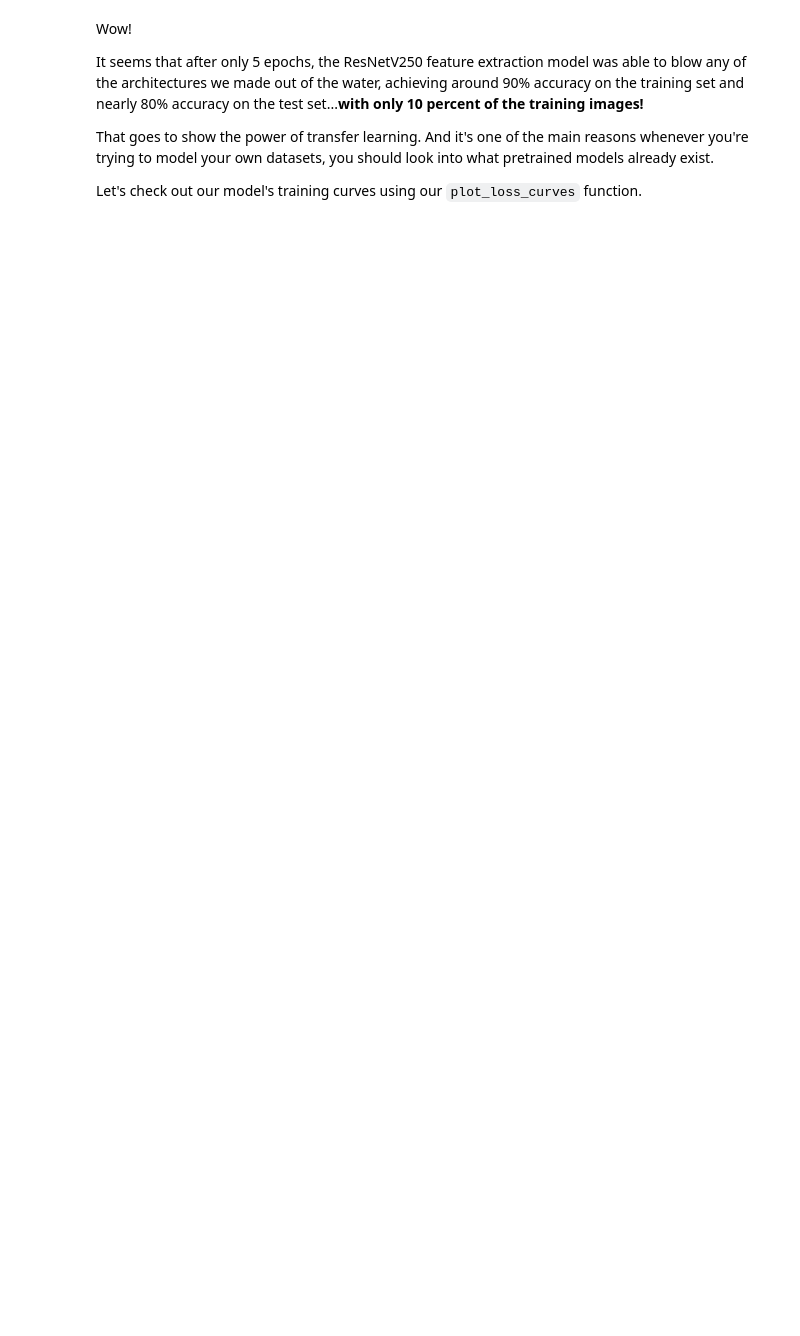
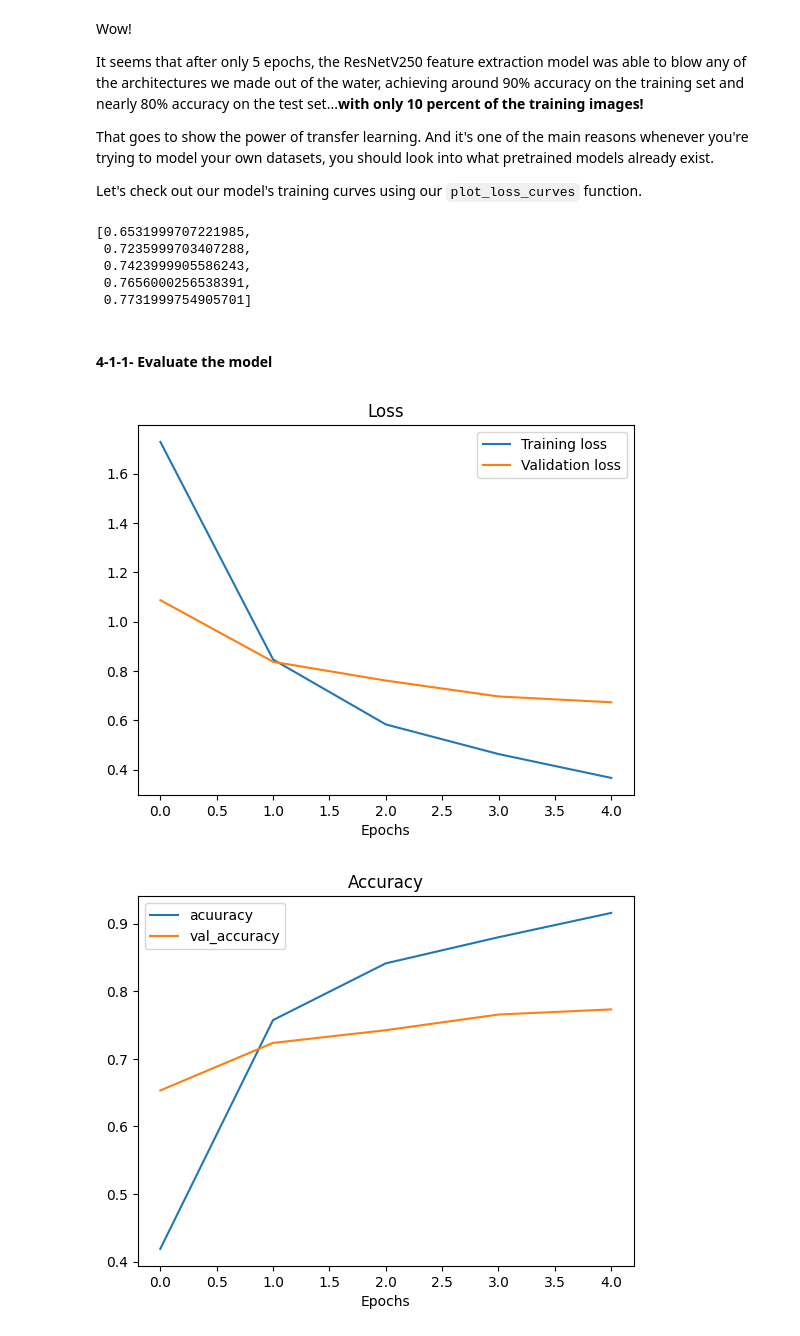
Before and after one commit to Hamedkalantari0111/TensorFlow-Developer, a Jupyter notebook: 04_transfer_learning_in_tensorflow_part_1_feature_extraction_hamed.ipynb, the cells around one changed output. Cells and saved outputs as stored; diff of their text form; code cells hidden in the pictures; blank space fills up the shorter version.

```diff
--- a/04_transfer_learning_in_tensorflow_part_1_feature_extraction_hamed.ipynb
+++ b/04_transfer_learning_in_tensorflow_part_1_feature_extraction_hamed.ipynb
@@ -390,0 +408,46 @@ Let's check out our model's training curves using our `plot_loss_curves` functio
+# %%
+resnet_history.history["val_accuracy"]
+# %% [output]
+[0.6531999707221985,
+ 0.7235999703407288,
+ 0.7423999905586243,
+ 0.7656000256538391,
+ 0.7731999754905701]
+# %% [markdown]
+#### **4-1-1- Evaluate the model**
+# %%
+# Define `plot-loss-curve` function
+import matplotlib.pyplot as plt
+# Let's create our function to plot loss curve
+def plot_loss_curve(history):
+  """
+  Returns seperate loss curves for training and validation metrics.
+  """
+  loss = history.history["loss"]
+  val_loss = history.history["val_loss"]
+
+  accuracy = history.history["accuracy"]
+  val_accuracy = history.history["val_accuracy"]
+
+  epochs = range(len(history.history["loss"]))
+
+  # Plot Loss curves
+  plt.plot(epochs, loss, label="Training loss")
+  plt.plot(epochs, val_loss, label="Validation loss")
+  plt.title("Loss")
+  plt.xlabel("Epochs")
+  plt.legend()
+
+  # Plot accuracy curves
+  plt.figure()
+  plt.plot(epochs, accuracy, label="acuuracy")
+  plt.plot(epochs, val_accuracy, label="val_accuracy")
+  plt.title("Accuracy")
+  plt.xlabel("Epochs")
+  plt.legend()
+# %%
+# Evaluate the resnet model by plotting the loss curve
+plot_loss_curve(resnet_history)
+# %% [output]
+[figure, added]
+[figure, added]
```
Also changed, not shown: parts of 38 cells of this notebook, 1 other file.
